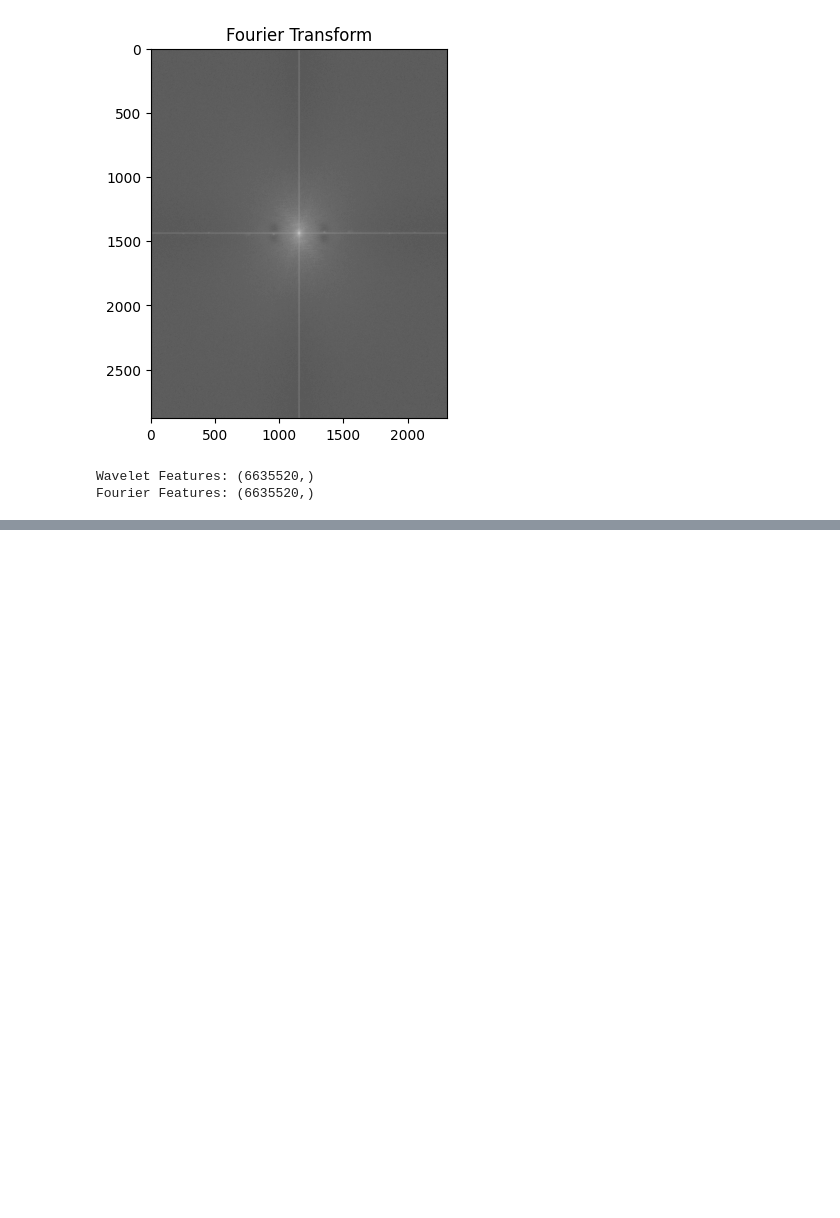
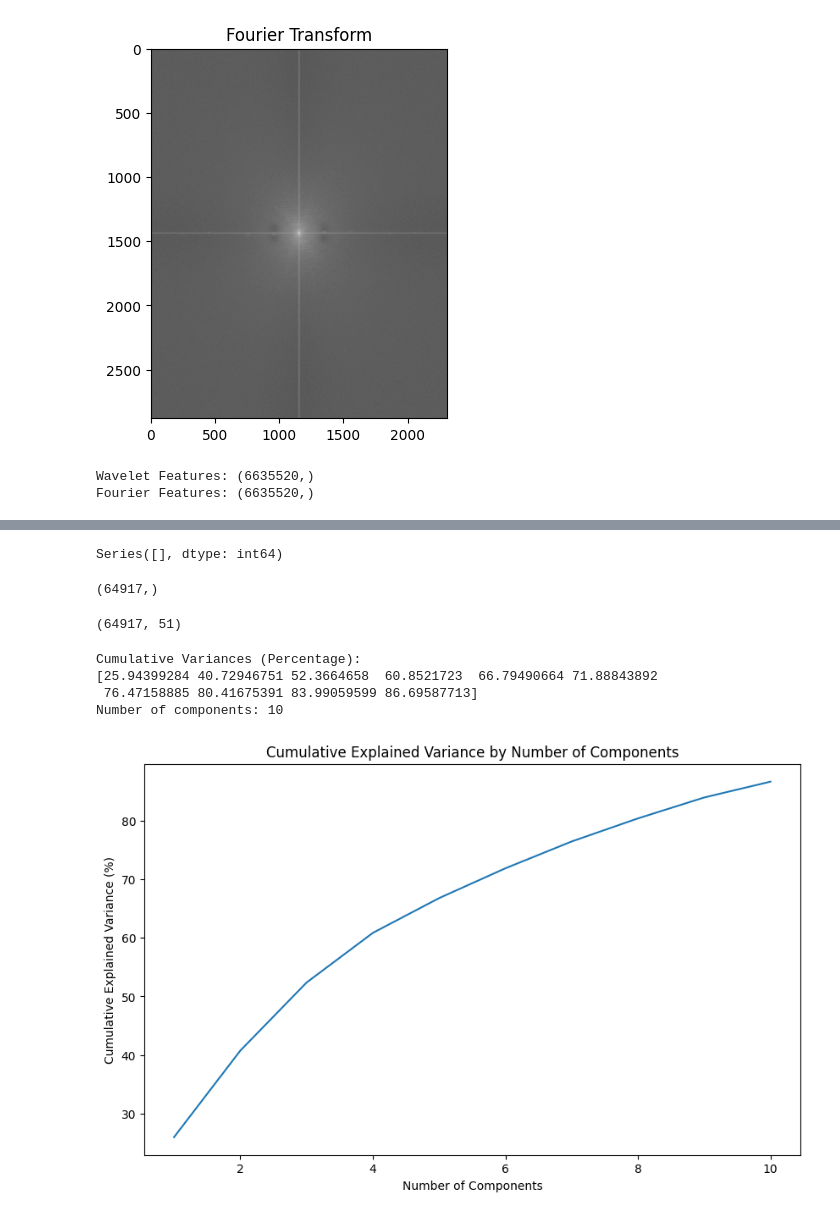
Before and after one commit to AlexisBalayre/chest-x-ray-abnormalities-detection, a Jupyter notebook: features_extraction.ipynb, the cells around one changed output, grey strips where cells are left out. Cells and saved outputs as stored; diff of their text form; code cells hidden in the pictures; blank space fills up the shorter version.

```diff
--- a/features_extraction.ipynb
+++ b/features_extraction.ipynb
@@ -799,0 +898,6 @@ Fourier Features: (6635520,)
+# %%
+import warnings
+
+warnings.filterwarnings("ignore")
+
+df_merged = df_merged.dropna()
@@ -799,0 +930,51 @@ Fourier Features: (6635520,)
+# %%
+y = df_merged["class_id"]
+X = df_merged.drop(columns=["class_id"])
+# %%
+is_null = df_merged.isnull().sum()
+is_null[is_null > 0]
+# %% [output]
+Series([], dtype: int64)
+# %%
+from sklearn.preprocessing import StandardScaler
+
+# Assuming X is your dataset
+scaler = StandardScaler()
+X_standardized = scaler.fit_transform(
+    X
+)  # Standardize the dataset using the scaler object
+# %%
+y.shape
+# %% [output]
+(64917,)
+# %%
+X_standardized.shape
+# %% [output]
+(64917, 51)
+# %%
+from sklearn.decomposition import PCA
+
+pca = PCA(n_components=10)  # ou un autre nombre inférieur à 66
+X_reduced = pca.fit_transform(X_standardized, y)
+
+print("Cumulative Variances (Percentage):")
+print(np.cumsum(pca.explained_variance_ratio_ * 100))
+components = len(pca.explained_variance_ratio_)
+print(f"Number of components: {components}")
+# %% [output]
+Cumulative Variances (Percentage):
+[25.94399284 40.72946751 52.3664658  60.8521723  66.79490664 71.88843892
+ 76.47158885 80.41675391 83.99059599 86.69587713]
+Number of components: 10
+# %%
+# Plot the explained variances
+plt.figure(figsize=(10, 6))
+sns.lineplot(
+    x=np.arange(1, components + 1), y=np.cumsum(pca.explained_variance_ratio_ * 100)
+)
+plt.title("Cumulative Explained Variance by Number of Components")
+plt.xlabel("Number of Components")
+plt.ylabel("Cumulative Explained Variance (%)")
+plt.show()
+# %% [output]
+[figure, added]
```
Also changed, not shown: parts of 31 cells of this notebook, 1 other file.
